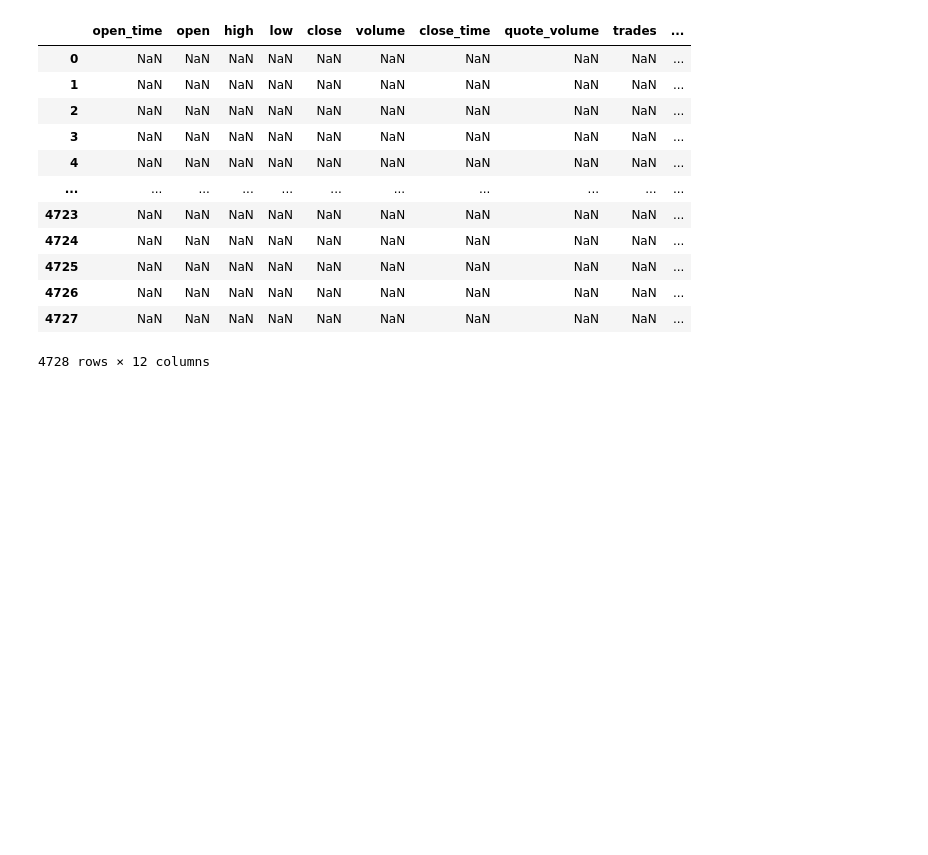
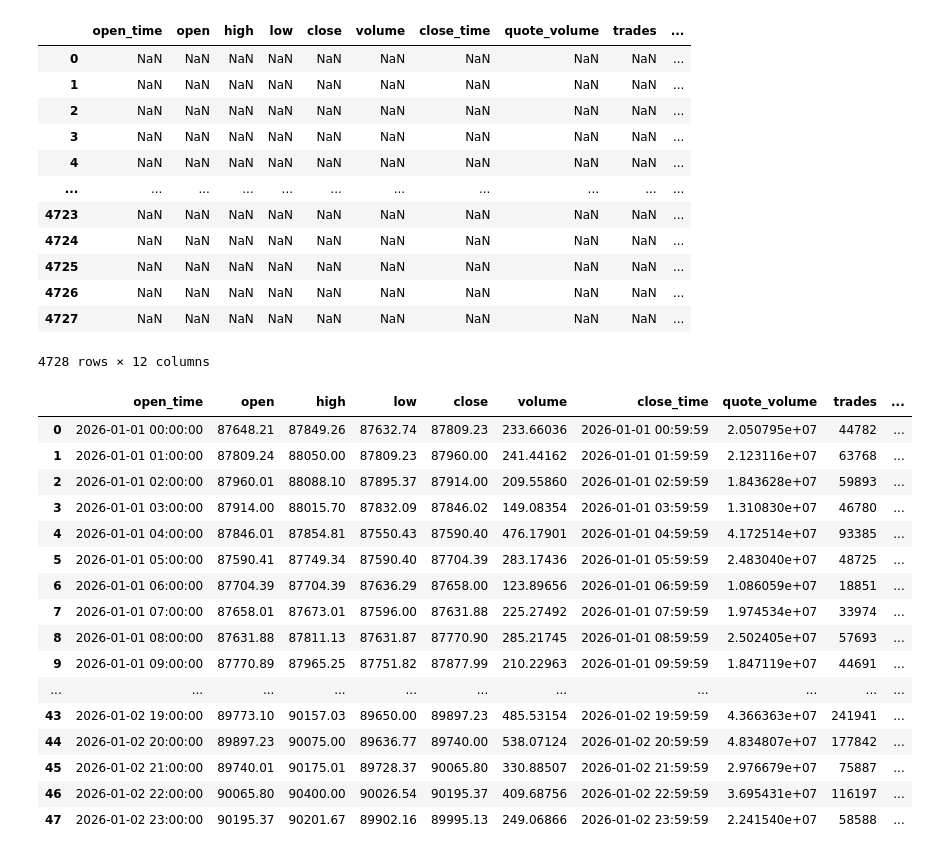
Before and after one commit to gloriaoyewusii/Finance-DE-Project, a Jupyter notebook: Finance DE Project.ipynb, the cells around one changed output. Cells and saved outputs as stored; diff of their text form; code cells hidden in the pictures; blank space fills up the shorter version.

```diff
--- a/Finance DE Project.ipynb
+++ b/Finance DE Project.ipynb
@@ -116,3 +116,23 @@ micro_df[micro_df.isnull()]
 | 4726 | NaN | NaN | NaN | NaN | NaN | NaN | NaN | NaN | NaN | ... |
 | 4727 | NaN | NaN | NaN | NaN | NaN | NaN | NaN | NaN | NaN | ... |
 4728 rows × 12 columns
+# %%
+micro_df.head(48)
+# %% [output]
+|  | open_time | open | high | low | close | volume | close_time | quote_volume | trades | ... |
+| 0 | 2026-01-01 00:00:00 | 87648.21 | 87849.26 | 87632.74 | 87809.23 | 233.66036 | 2026-01-01 00:59:59 | 2.050795e+07 | 44782 | ... |
+| 1 | 2026-01-01 01:00:00 | 87809.24 | 88050.00 | 87809.23 | 87960.00 | 241.44162 | 2026-01-01 01:59:59 | 2.123116e+07 | 63768 | ... |
+| 2 | 2026-01-01 02:00:00 | 87960.01 | 88088.10 | 87895.37 | 87914.00 | 209.55860 | 2026-01-01 02:59:59 | 1.843628e+07 | 59893 | ... |
+| 3 | 2026-01-01 03:00:00 | 87914.00 | 88015.70 | 87832.09 | 87846.02 | 149.08354 | 2026-01-01 03:59:59 | 1.310830e+07 | 46780 | ... |
+| 4 | 2026-01-01 04:00:00 | 87846.01 | 87854.81 | 87550.43 | 87590.40 | 476.17901 | 2026-01-01 04:59:59 | 4.172514e+07 | 93385 | ... |
+| 5 | 2026-01-01 05:00:00 | 87590.41 | 87749.34 | 87590.40 | 87704.39 | 283.17436 | 2026-01-01 05:59:59 | 2.483040e+07 | 48725 | ... |
+| 6 | 2026-01-01 06:00:00 | 87704.39 | 87704.39 | 87636.29 | 87658.00 | 123.89656 | 2026-01-01 06:59:59 | 1.086059e+07 | 18851 | ... |
+| 7 | 2026-01-01 07:00:00 | 87658.01 | 87673.01 | 87596.00 | 87631.88 | 225.27492 | 2026-01-01 07:59:59 | 1.974534e+07 | 33974 | ... |
+| 8 | 2026-01-01 08:00:00 | 87631.88 | 87811.13 | 87631.87 | 87770.90 | 285.21745 | 2026-01-01 08:59:59 | 2.502405e+07 | 57693 | ... |
+| 9 | 2026-01-01 09:00:00 | 87770.89 | 87965.25 | 87751.82 | 87877.99 | 210.22963 | 2026-01-01 09:59:59 | 1.847119e+07 | 44691 | ... |
+| ... | ... | ... | ... | ... | ... | ... | ... | ... | ... | ... |
+| 43 | 2026-01-02 19:00:00 | 89773.10 | 90157.03 | 89650.00 | 89897.23 | 485.53154 | 2026-01-02 19:59:59 | 4.366363e+07 | 241941 | ... |
+| 44 | 2026-01-02 20:00:00 | 89897.23 | 90075.00 | 89636.77 | 89740.00 | 538.07124 | 2026-01-02 20:59:59 | 4.834807e+07 | 177842 | ... |
+| 45 | 2026-01-02 21:00:00 | 89740.01 | 90175.01 | 89728.37 | 90065.80 | 330.88507 | 2026-01-02 21:59:59 | 2.976679e+07 | 75887 | ... |
+| 46 | 2026-01-02 22:00:00 | 90065.80 | 90400.00 | 90026.54 | 90195.37 | 409.68756 | 2026-01-02 22:59:59 | 3.695431e+07 | 116197 | ... |
+| 47 | 2026-01-02 23:00:00 | 90195.37 | 90201.67 | 89902.16 | 89995.13 | 249.06866 | 2026-01-02 23:59:59 | 2.241540e+07 | 58588 | ... |
```
Also changed, not shown: parts of 33 cells of this notebook.
